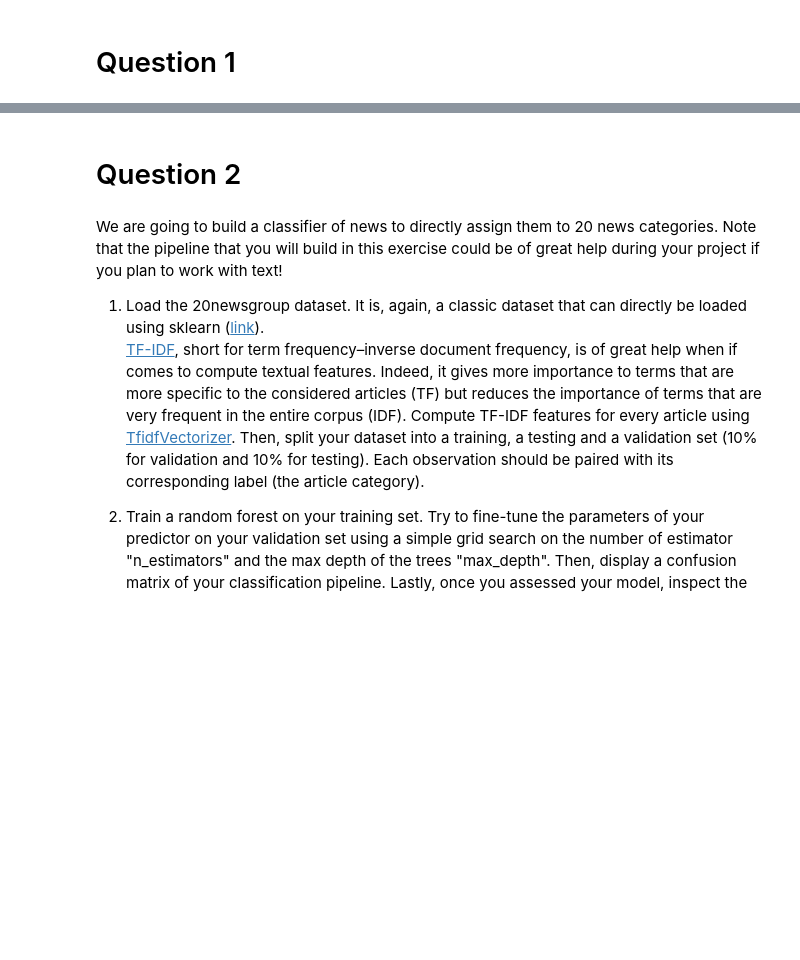
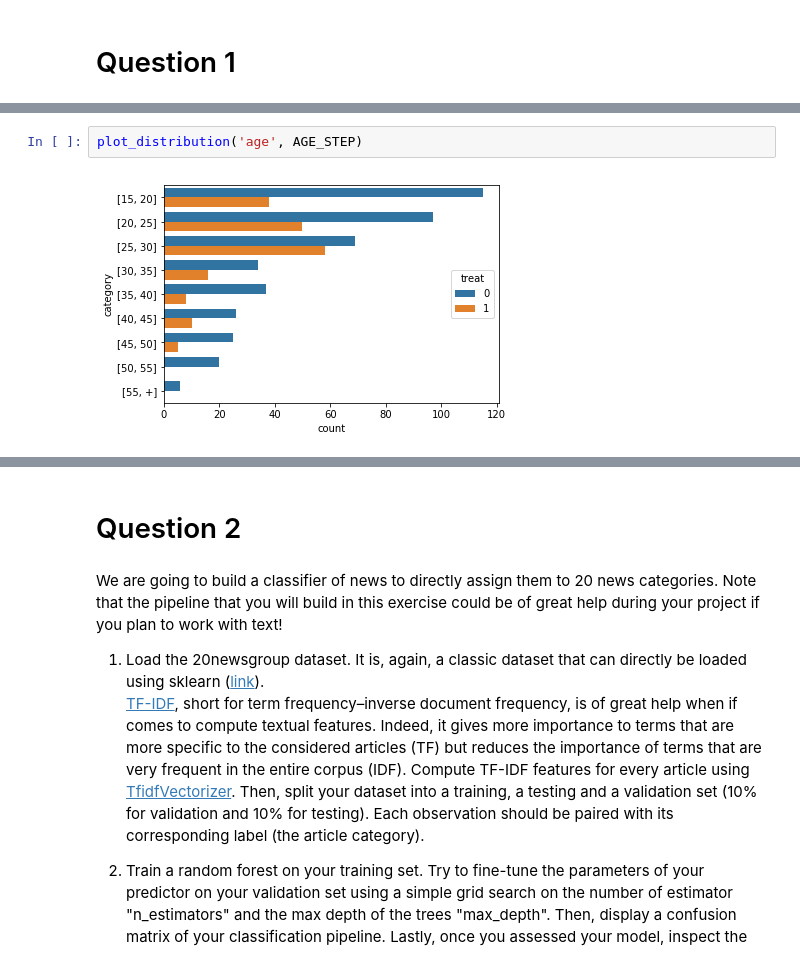
Before and after one commit to darioAnongba/EPFL-ADA, a Jupyter notebook: Labs/04 - Applied ML/Homework4.ipynb, the cells around one changed output, grey strips where cells are left out. Cells and saved outputs as stored; diff of their text form; blank space fills up the shorter version.

```diff
--- a/Labs/04 - Applied ML/Homework4.ipynb
+++ b/Labs/04 - Applied ML/Homework4.ipynb
@@ -12,0 +87,4 @@ import numpy as np
+# %%
+plot_distribution('age', AGE_STEP)
+# %% [output]
+[figure, added]
```
Also changed, not shown: parts of 20 cells of this notebook, 1 other file.
